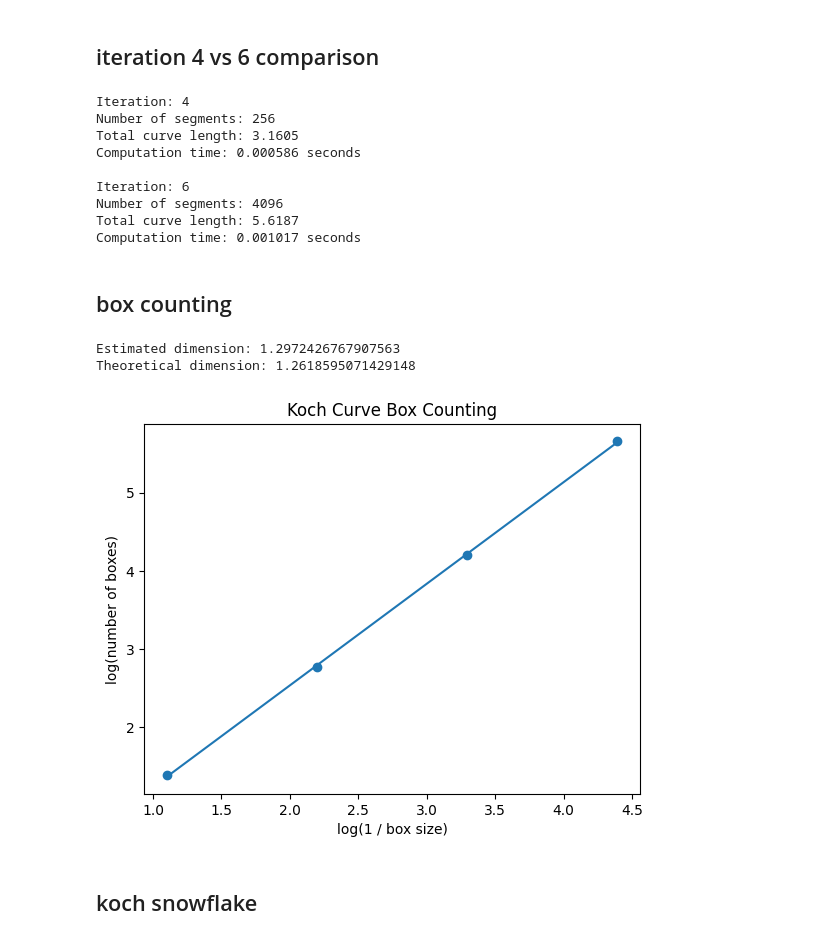
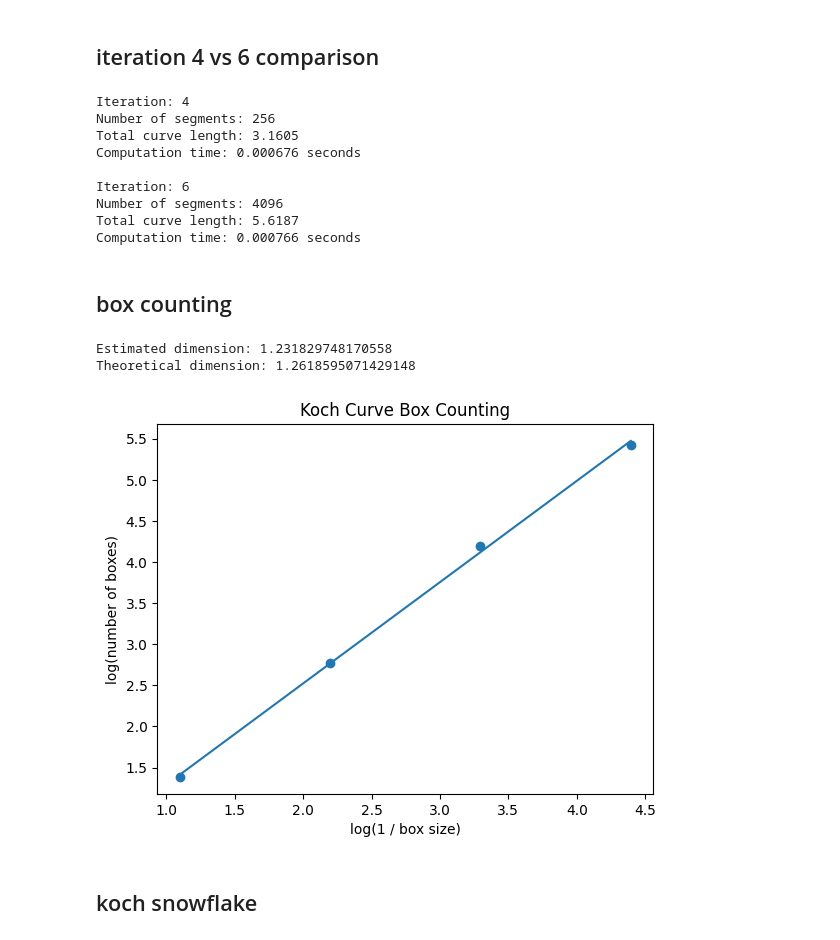
Before and after one commit to kevinadriano1/COMP-3710-LAB-01, a Jupyter notebook: lab01.ipynb, the cells around one changed output. Drawn from its saved outputs; the diff is of its cells as text; code cells hidden in the pictures.

Commit message:
modify the length calculation and summary

```diff
--- a/lab01.ipynb
+++ b/lab01.ipynb
@@ -747,16 +747,9 @@ def analyse_koch(points):
     num_segments = len(points) - 1
 
     # Length of every segment
-    segment_vectors = points[1:] - points[:-1]
+    segment_length = torch.linalg.norm(points[1] - points[0]).item()
 
-    # Compute the length of each segment using the Euclidean norm
-    segment_lengths = torch.linalg.norm(
-        segment_vectors,
-        dim=1
-    )
-
-    # Total curve length
-    total_length = segment_lengths.sum().item()
+    total_length = num_segments * segment_length
 
     return num_segments, total_length
 
@@ -800,12 +793,12 @@ for iterations in iteration_values:
 Iteration: 4
 Number of segments: 256
 Total curve length: 3.1605
-Computation time: 0.000586 seconds
+Computation time: 0.000676 seconds
 
 Iteration: 6
 Number of segments: 4096
 Total curve length: 5.6187
-Computation time: 0.001017 seconds
+Computation time: 0.000766 seconds
 # %% [markdown]
 ## box counting
 # %%
@@ -841,35 +834,42 @@ def fractal_dimension(points):
 
     # Log values
     x = np.log(1 / box_sizes)
     y = np.log(counts)
 
     # Find slope of best-fit line
     dimension = np.polyfit(x, y, 1)[0]
 
     return dimension, x, y
 
+points = make_starting_points()
+
+iterations = 4
+
+for i in range(iterations):
+    points = koch_step(points)
+
 estimated_dimension, x, y = fractal_dimension(points)
 
 theoretical_dimension = math.log(4) / math.log(3)
 
 print("Estimated dimension:", estimated_dimension)
 print("Theoretical dimension:", theoretical_dimension)
 
 plt.scatter(x, y)
 
 # Best-fit line
 m, b = np.polyfit(x, y, 1)
 plt.plot(x, m * x + b)
 
 plt.xlabel("log(1 / box size)")
 plt.ylabel("log(number of boxes)")
 plt.title("Koch Curve Box Counting")
 
 plt.show()
 # %% [output]
-Estimated dimension: 1.2972426767907563
+Estimated dimension: 1.231829748170558
 Theoretical dimension: 1.2618595071429148
-[figure, old version]
+[figure, new version]
 # %% [markdown]
 ## koch snowflake
 # %%
```
Also changed, not shown: parts of 3 cells of this notebook.
